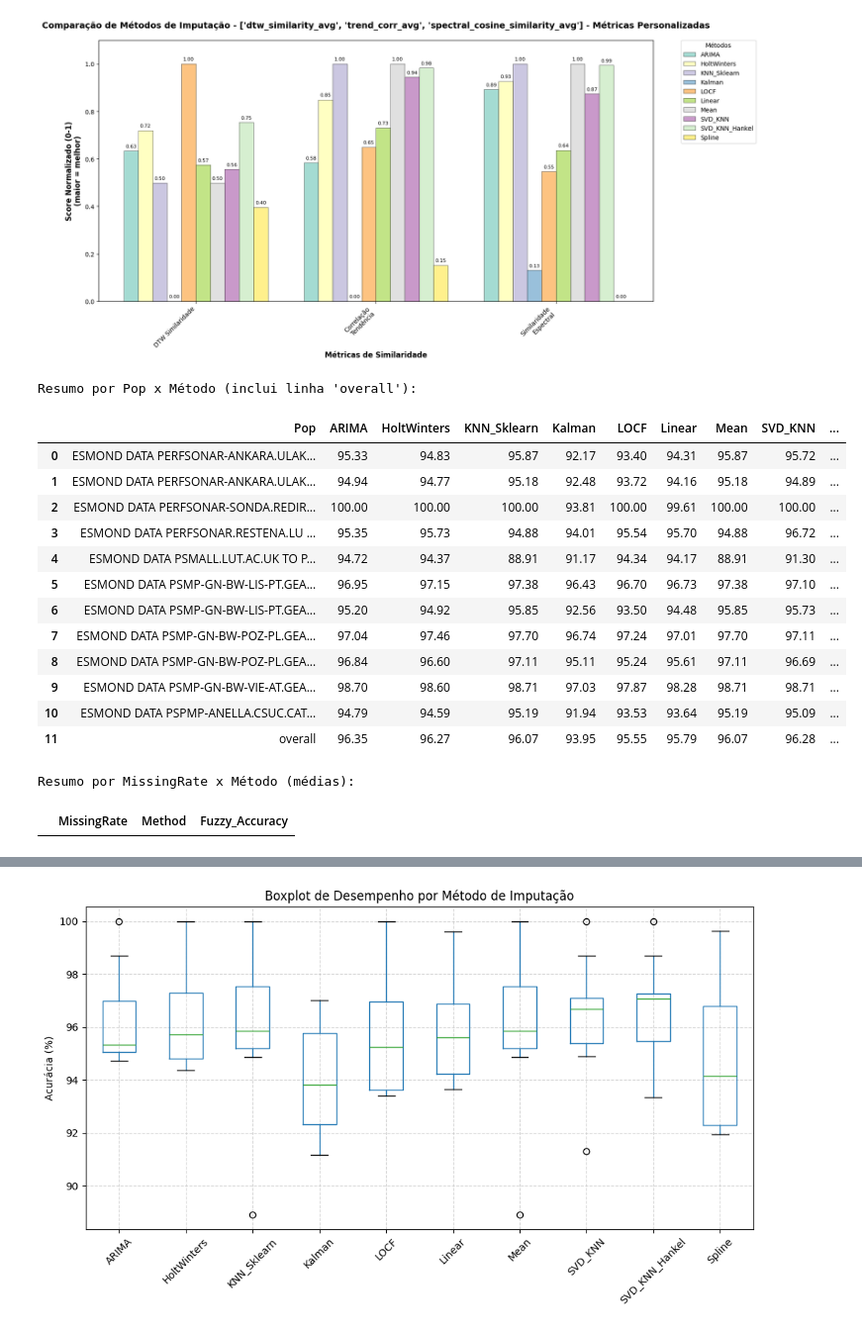
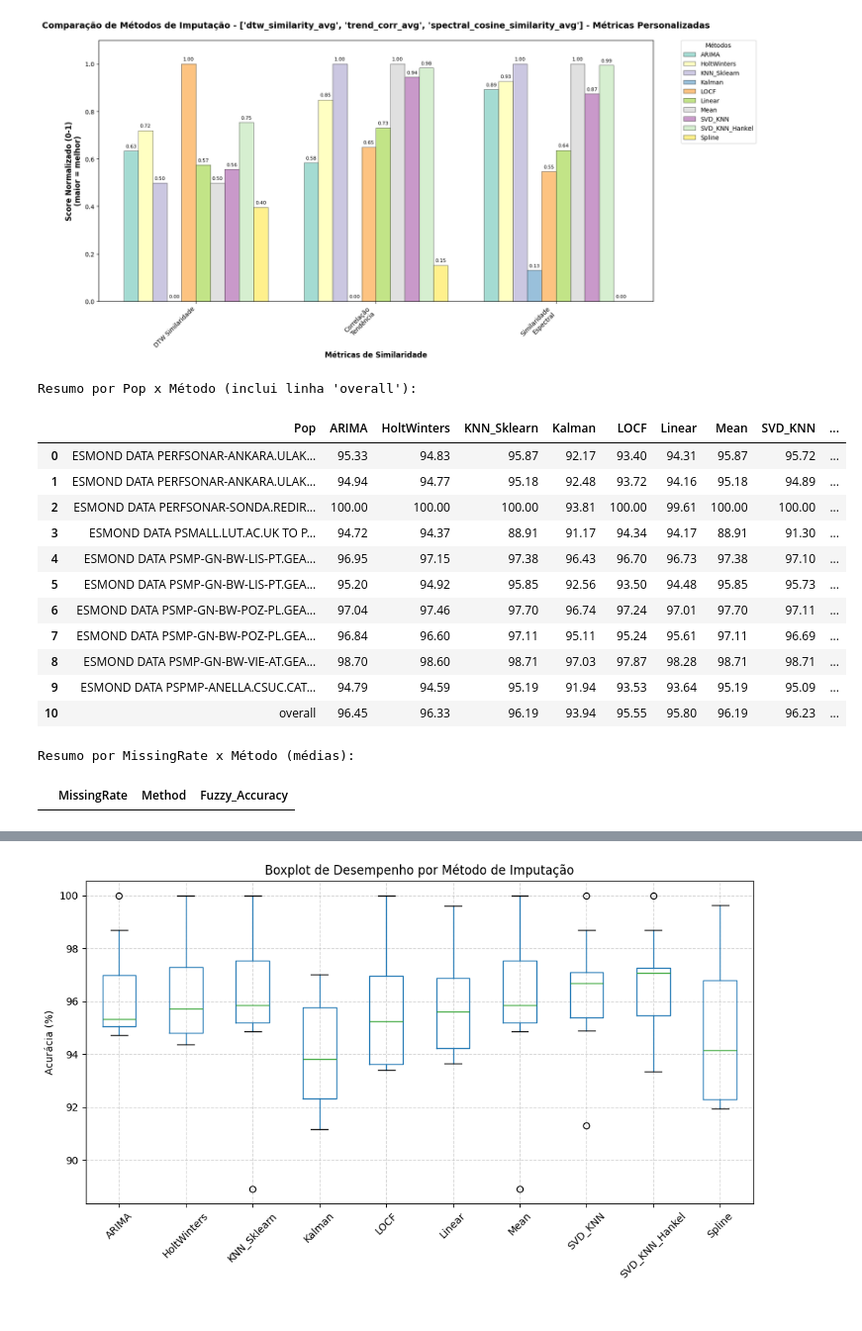
Before and after one commit to clara-mesquita/enhanced-svd, a Jupyter notebook: jisa_experiments/journal_results.ipynb, the cells around one changed output, grey strips where cells are left out. Shown at 99% size. Cells and saved outputs as stored; diff of their text form; code cells hidden in the pictures.

```diff
--- a/jisa_experiments/journal_results.ipynb
+++ b/jisa_experiments/journal_results.ipynb
@@ -1077,6 +1086,10 @@ ORIGINAL_FOLDER = "../longest_interval_datasets"   # pasta dos originais (longes
 IMPUTED_FOLDER  = "../imputation_results_final_longest/imputed_datasets_all"            # folder with imputed CSVs
 VALUE_COL       = "Vazao"                          # coluna do valor (bps)
 ORIGINAL_SUFFIX = "_longest.csv"                   # sufixo dos originais
+
+INVALID_LINK_SUBSTRINGS = {
+    "perfsonar.restena.lu to psmp-gn-bw-lis-pt.geant.org"
+}
 
 # Bins em Mbps p/ fuzzy accuracy
 BINS_MBPS = np.arange(0, 2100, 100)
@@ -1176,7 +1189,12 @@ def _infer_missing_rate(filename: str):
 # ==========================
 def evaluate_fuzzy_accuracy_imputations():
     results = []
-    imputed_files = [f for f in os.listdir(IMPUTED_FOLDER) if f.lower().endswith(".csv")]
+    # imputed_files = [f for f in os.listdir(IMPUTED_FOLDER) if f.lower().endswith(".csv")]
+    imputed_files = [
+    f for f in os.listdir(IMPUTED_FOLDER)
+    if f.lower().endswith(".csv")
+       and not any(bad in f.lower() for bad in INVALID_LINK_SUBSTRINGS)
+]
 
     for imp_file in sorted(imputed_files):
         imp_path = os.path.join(IMPUTED_FOLDER, imp_file)
@@ -1246,41 +1264,40 @@ df_counts = df_fuzzy.groupby("Pop")["Samples"].sum().reset_index()
 df_result = pd.merge(df_pivot, df_counts, on="Pop", how="left").round(2)
 
 # Linha "overall" (média das colunas numéricas exceto Pop)
 mean_values = df_result.drop(columns=["Pop"]).mean(numeric_only=True)
 overall_row = {**mean_values.to_dict(), "Pop": "overall"}
 df_result = pd.concat([df_result, pd.DataFrame([overall_row])], ignore_index=True)
 
 df_result.to_csv("output_fuzzy2.csv", index=False)
 # (Opcional) visão por MissingRate: média por método e taxa
 df_by_rate = (
     df_fuzzy
     .groupby(["MissingRate", "Method"])["Fuzzy_Accuracy"]
     .mean()
     .reset_index()
     .sort_values(["MissingRate", "Method"])
     .round(2)
 )
 
 # Exibições principais:
 print("Resumo por Pop x Método (inclui linha 'overall'):")
 display(df_result)
 
 print("\nResumo por MissingRate x Método (médias):")
 display(df_by_rate)
 # %% [output]
 Resumo por Pop x Método (inclui linha 'overall'):
 |  | Pop | ARIMA | HoltWinters | KNN_Sklearn | Kalman | LOCF | Linear | Mean | SVD_KNN | ... |
 | 0 | ESMOND DATA PERFSONAR-ANKARA.ULAK... | 95.33 | 94.83 | 95.87 | 92.17 | 93.40 | 94.31 | 95.87 | 95.72 | ... |
 | 1 | ESMOND DATA PERFSONAR-ANKARA.ULAK... | 94.94 | 94.77 | 95.18 | 92.48 | 93.72 | 94.16 | 95.18 | 94.89 | ... |
 | 2 | ESMOND DATA PERFSONAR-SONDA.REDIR... | 100.00 | 100.00 | 100.00 | 93.81 | 100.00 | 99.61 | 100.00 | 100.00 | ... |
-| 3 | ESMOND DATA PERFSONAR.RESTENA.LU ... | 95.35 | 95.73 | 94.88 | 94.01 | 95.54 | 95.70 | 94.88 | 96.72 | ... |
-| 4 | ESMOND DATA PSMALL.LUT.AC.UK TO P... | 94.72 | 94.37 | 88.91 | 91.17 | 94.34 | 94.17 | 88.91 | 91.30 | ... |
-| 5 | ESMOND DATA PSMP-GN-BW-LIS-PT.GEA... | 96.95 | 97.15 | 97.38 | 96.43 | 96.70 | 96.73 | 97.38 | 97.10 | ... |
-| 6 | ESMOND DATA PSMP-GN-BW-LIS-PT.GEA... | 95.20 | 94.92 | 95.85 | 92.56 | 93.50 | 94.48 | 95.85 | 95.73 | ... |
-| 7 | ESMOND DATA PSMP-GN-BW-POZ-PL.GEA... | 97.04 | 97.46 | 97.70 | 96.74 | 97.24 | 97.01 | 97.70 | 97.11 | ... |
-| 8 | ESMOND DATA PSMP-GN-BW-POZ-PL.GEA... | 96.84 | 96.60 | 97.11 | 95.11 | 95.24 | 95.61 | 97.11 | 96.69 | ... |
-| 9 | ESMOND DATA PSMP-GN-BW-VIE-AT.GEA... | 98.70 | 98.60 | 98.71 | 97.03 | 97.87 | 98.28 | 98.71 | 98.71 | ... |
-| 10 | ESMOND DATA PSPMP-ANELLA.CSUC.CAT... | 94.79 | 94.59 | 95.19 | 91.94 | 93.53 | 93.64 | 95.19 | 95.09 | ... |
-| 11 | overall | 96.35 | 96.27 | 96.07 | 93.95 | 95.55 | 95.79 | 96.07 | 96.28 | ... |
+| 3 | ESMOND DATA PSMALL.LUT.AC.UK TO P... | 94.72 | 94.37 | 88.91 | 91.17 | 94.34 | 94.17 | 88.91 | 91.30 | ... |
+| 4 | ESMOND DATA PSMP-GN-BW-LIS-PT.GEA... | 96.95 | 97.15 | 97.38 | 96.43 | 96.70 | 96.73 | 97.38 | 97.10 | ... |
+| 5 | ESMOND DATA PSMP-GN-BW-LIS-PT.GEA... | 95.20 | 94.92 | 95.85 | 92.56 | 93.50 | 94.48 | 95.85 | 95.73 | ... |
+| 6 | ESMOND DATA PSMP-GN-BW-POZ-PL.GEA... | 97.04 | 97.46 | 97.70 | 96.74 | 97.24 | 97.01 | 97.70 | 97.11 | ... |
+| 7 | ESMOND DATA PSMP-GN-BW-POZ-PL.GEA... | 96.84 | 96.60 | 97.11 | 95.11 | 95.24 | 95.61 | 97.11 | 96.69 | ... |
+| 8 | ESMOND DATA PSMP-GN-BW-VIE-AT.GEA... | 98.70 | 98.60 | 98.71 | 97.03 | 97.87 | 98.28 | 98.71 | 98.71 | ... |
+| 9 | ESMOND DATA PSPMP-ANELLA.CSUC.CAT... | 94.79 | 94.59 | 95.19 | 91.94 | 93.53 | 93.64 | 95.19 | 95.09 | ... |
+| 10 | overall | 96.45 | 96.33 | 96.19 | 93.94 | 95.55 | 95.80 | 96.19 | 96.23 | ... |
 Resumo por MissingRate x Método (médias):
 |  | MissingRate | Method | Fuzzy_Accuracy |
```
Also changed, not shown: parts of 15 cells of this notebook, 23 other files.
